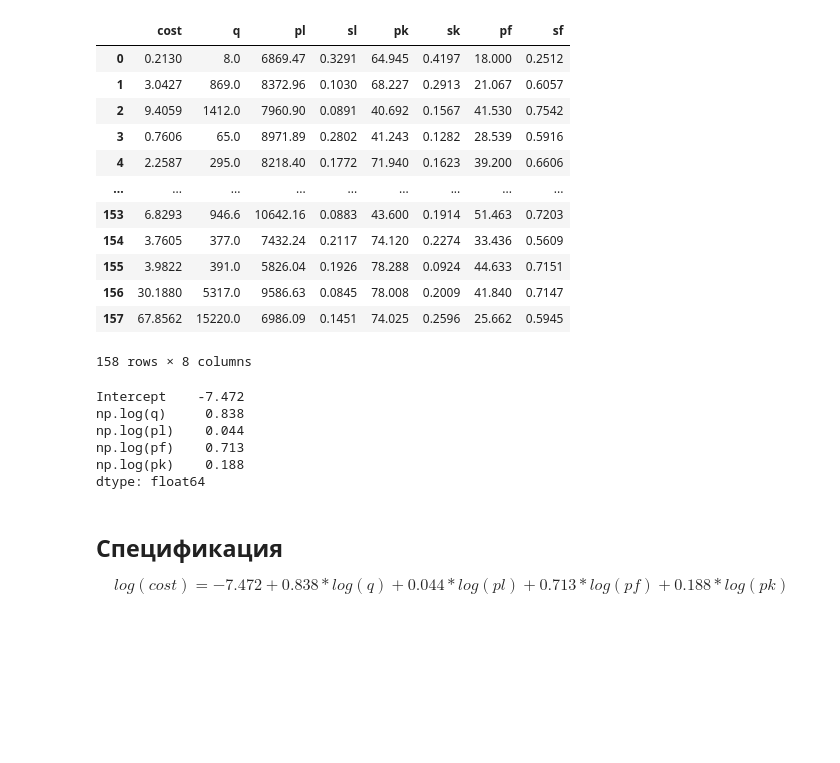
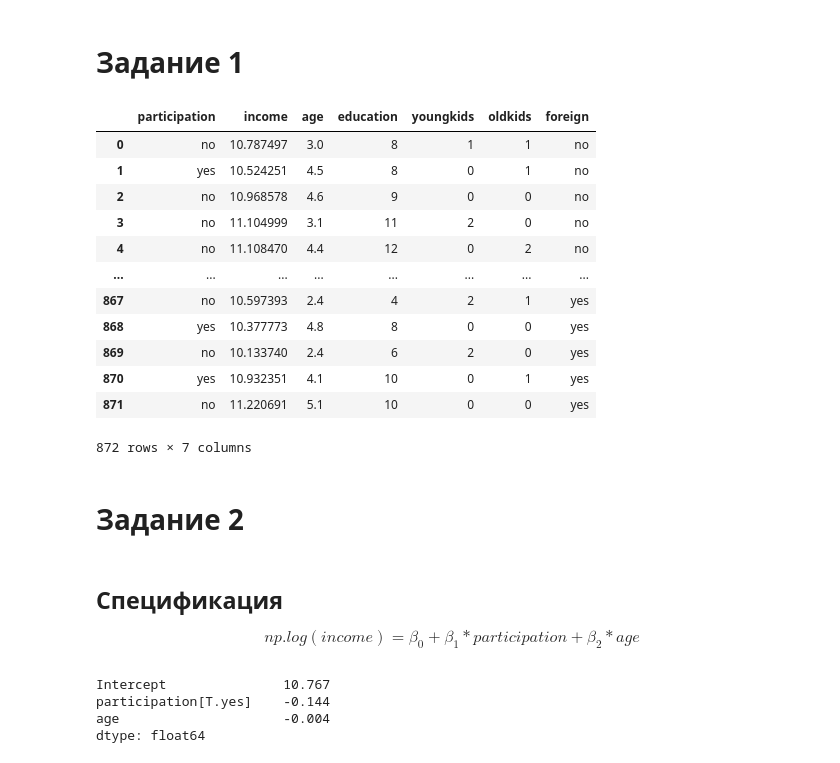
Before and after one commit to drslivins/Homework, a Jupyter notebook: Untitled.ipynb, the cells around one changed output. Saved outputs shown, nothing was run; the diff lists cells and outputs as text; code cells hidden in the pictures; blank space fills up the shorter version.

```diff
--- a/Untitled.ipynb
+++ b/Untitled.ipynb
@@ -8,17 +9,19 @@ import statsmodels.api as sm
+# %% [markdown]
+# Задание 1
 # %%
-df = pd.read_csv('https://raw.githubusercontent.com/artamonoff/Econometrica/master/python-notebooks/data-csv/Electricity.csv')
+df = pd.read_csv('https://raw.githubusercontent.com/artamonoff/Econometrica/master/python-notebooks/data-csv/SwissLabor.csv')
 df
 # %% [output]
-|  | cost | q | pl | sl | pk | sk | pf | sf |
-| 0 | 0.2130 | 8.0 | 6869.47 | 0.3291 | 64.945 | 0.4197 | 18.000 | 0.2512 |
-| 1 | 3.0427 | 869.0 | 8372.96 | 0.1030 | 68.227 | 0.2913 | 21.067 | 0.6057 |
-| 2 | 9.4059 | 1412.0 | 7960.90 | 0.0891 | 40.692 | 0.1567 | 41.530 | 0.7542 |
-| 3 | 0.7606 | 65.0 | 8971.89 | 0.2802 | 41.243 | 0.1282 | 28.539 | 0.5916 |
-| 4 | 2.2587 | 295.0 | 8218.40 | 0.1772 | 71.940 | 0.1623 | 39.200 | 0.6606 |
-| ... | ... | ... | ... | ... | ... | ... | ... | ... |
-| 153 | 6.8293 | 946.6 | 10642.16 | 0.0883 | 43.600 | 0.1914 | 51.463 | 0.7203 |
-| 154 | 3.7605 | 377.0 | 7432.24 | 0.2117 | 74.120 | 0.2274 | 33.436 | 0.5609 |
-| 155 | 3.9822 | 391.0 | 5826.04 | 0.1926 | 78.288 | 0.0924 | 44.633 | 0.7151 |
-| 156 | 30.1880 | 5317.0 | 9586.63 | 0.0845 | 78.008 | 0.2009 | 41.840 | 0.7147 |
-| 157 | 67.8562 | 15220.0 | 6986.09 | 0.1451 | 74.025 | 0.2596 | 25.662 | 0.5945 |
+|  | participation | income | age | education | youngkids | oldkids | foreign |
+| 0 | no | 10.787497 | 3.0 | 8 | 1 | 1 | no |
+| 1 | yes | 10.524251 | 4.5 | 8 | 0 | 1 | no |
+| 2 | no | 10.968578 | 4.6 | 9 | 0 | 0 | no |
+| 3 | no | 11.104999 | 3.1 | 11 | 2 | 0 | no |
+| 4 | no | 11.108470 | 4.4 | 12 | 0 | 2 | no |
+| ... | ... | ... | ... | ... | ... | ... | ... |
+| 867 | no | 10.597393 | 2.4 | 4 | 2 | 1 | yes |
+| 868 | yes | 10.377773 | 4.8 | 8 | 0 | 0 | yes |
+| 869 | no | 10.133740 | 2.4 | 6 | 2 | 0 | yes |
+| 870 | yes | 10.932351 | 4.1 | 10 | 0 | 1 | yes |
+| 871 | no | 11.220691 | 5.1 | 10 | 0 | 0 | yes |
-158 rows × 8 columns
+872 rows × 7 columns
@@ -25,17 +30,17 @@ df
+# %% [markdown]
+# Задание 2
+# %% [markdown]
+## Спецификация
+$$
+np.log(income)=\beta_{0}+\beta_{1}*participation +\beta_{2}*age
+$$
 # %%
 # специфицируем модель через формулу
-cost_eq1 = smf.ols(formula='np.log(cost)~np.log(q)+np.log(pl)+np.log(pf)+np.log(pk)', data=df).fit()
-# Коэфициенты модели с округление
-cost_eq1.params.round(3)
+swiss_eq = smf.ols(formula='income~participation+age', data=df).fit()
+# Коэфициенты модели
+swiss_eq.params.round(3)
 # %% [output]
-Intercept    -7.472
-np.log(q)     0.838
-np.log(pl)    0.044
-np.log(pf)    0.713
-np.log(pk)    0.188
+Intercept               10.767
+participation[T.yes]    -0.144
+age                     -0.004
 dtype: float64
-# %% [markdown]
-## Спецификация
-$$
-log(cost) = - 7.472 + 0.838*log(q) + 0.044*log(pl) + 0.713*log(pf) + 0.188*log(pk)
-$$
```
Also changed, not shown: parts of 38 cells of this notebook, 10 other files.
